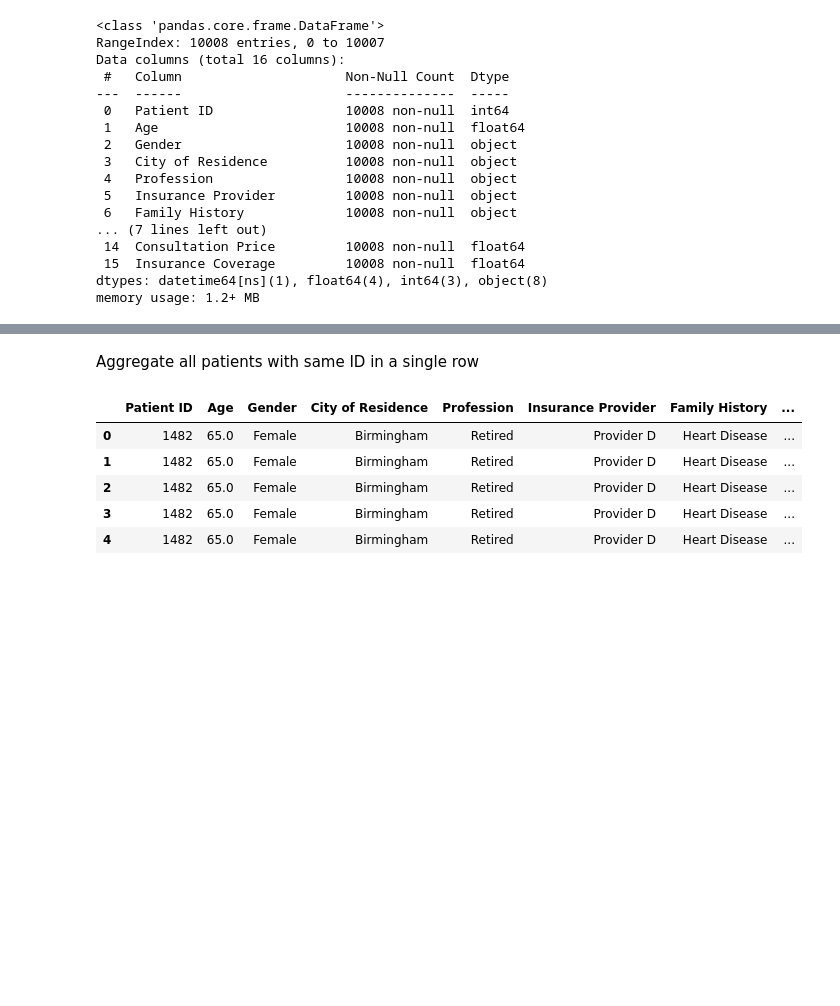
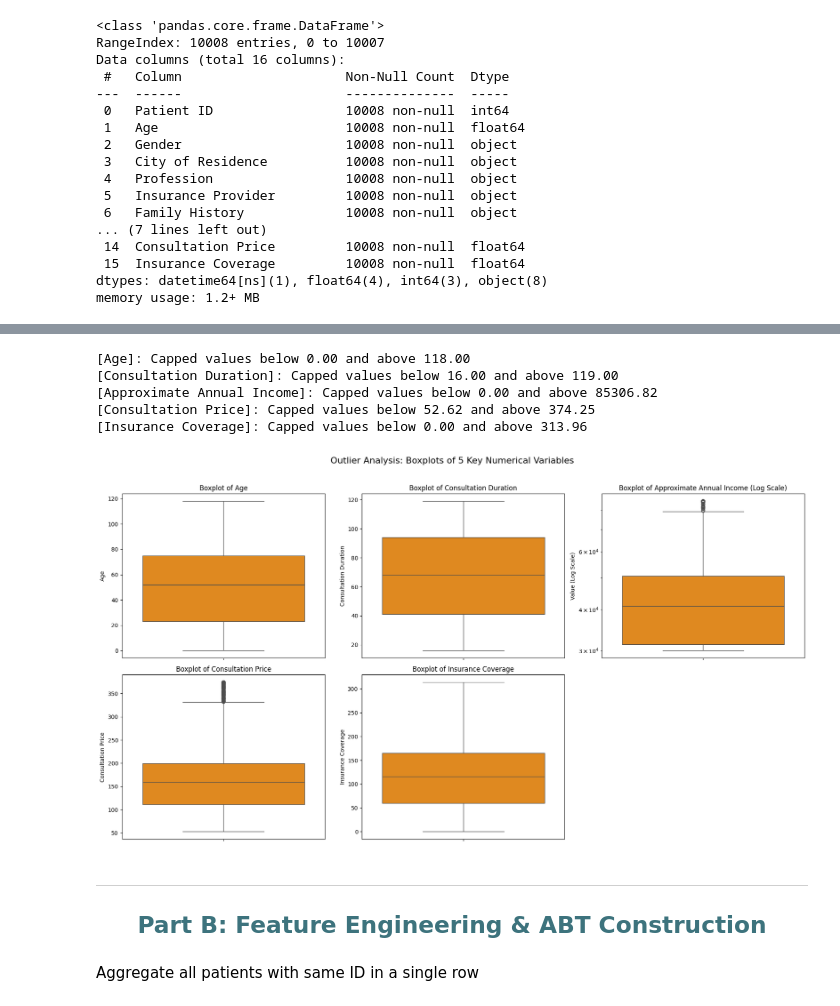
Before and after one commit to gugaffranco/datapreprocessing, a Jupyter notebook: G08 - Code.ipynb, the cells around one changed output, grey strips where cells are left out. Saved outputs shown, nothing was run; the diff lists cells and outputs as text; code cells hidden in the pictures; blank space fills up the shorter version.

```diff
--- a/G08 - Code.ipynb
+++ b/G08 - Code.ipynb
@@ -293,2 +220,54 @@ plt.show()
+# %%
+def get_percentile(series, percentile):
+    return series.quantile(percentile / 100)
+# %%
+def cap_outliers(series, lower_bound, upper_bound):
+    return np.clip(series, lower_bound, upper_bound)
+# %%
+for col in numerical_cols_outliers:
+    # Calculate 1st and 99th percentile thresholds
+    p1 = get_percentile(project_data[col].dropna(), 1)
+    p99 = get_percentile(project_data[col].dropna(), 99)
+
+    # Critical Check: Ensure the lower bound is not negative (e.g., Age)
+    lower_bound = max(0, p1)
+
+    # Apply the capping function
+    project_data[col] = cap_outliers(project_data[col], lower_bound, p99)
+
+    # Report the action
+    print(f"[{col}]: Capped values below {lower_bound:.2f} and above {p99:.2f}")
+# %% [output]
+[Age]: Capped values below 0.00 and above 118.00
+[Consultation Duration]: Capped values below 16.00 and above 119.00
+[Approximate Annual Income]: Capped values below 0.00 and above 85306.82
+[Consultation Price]: Capped values below 52.62 and above 374.25
+[Insurance Coverage]: Capped values below 0.00 and above 313.96
+# %%
+plt.figure(figsize=(18, 10))
+plt.suptitle('Outlier Analysis: Boxplots of 5 Key Numerical Variables', fontsize=16)
+
+for i in range(len(numerical_cols_outliers)):
+    col = numerical_cols_outliers[i]
+
+    # FIX: Use 2 rows, 3 columns (6 slots) to fit 5 plots neatly
+    plt.subplot(2, 3, i + 1)
+
+    sns.boxplot(y=project_data[col], color='darkorange')
+
+    # Criticality: Applying log scale for better visualization of highly skewed income
+    if col == 'Approximate Annual Income':
+        plt.yscale('log')
+        plt.ylabel('Value (Log Scale)')
+        plt.title(f'Boxplot of {col} (Log Scale)')
+    else:
+        plt.title(f'Boxplot of {col}')
+
+plt.tight_layout(rect=[0, 0, 1, 0.96])
+# %% [output]
+[figure, added]
+# %% [markdown]
+<hr style = "border: 3px solid #3D737D;">
+<h2  style = "color : #3D737D;text-align : center;"> Part B: Feature Engineering & ABT Construction</h2>
 # %% [markdown]
 Aggregate all patients with same ID in a single row
@@ -297,13 +273,0 @@ project_data_copy=project_data.copy()
-# %%
-Total_Visits = project_data_copy.groupby('Patient ID').size().reset_index(name='Total Visits')
-Total_Consultation_Price = project_data_copy.groupby('Patient ID')['Consultation Price'].sum().reset_index(name='Total Consultation Price')
-Average_Satisfaction_Level = project_data_copy.groupby('Patient ID')['Satisfaction Level'].mean().reset_index(name='Average Satisfaction Level')
-Avg_Consultation_Duration= project_data_copy.groupby('Patient ID')['Consultation Duration'].mean().reset_index(name='Avg Consultation Duration')
-project_data_copy.head()
-# %% [output]
-|  | Patient ID | Age | Gender | City of Residence | Profession | Insurance Provider | Family History | ... |
-| 0 | 1482 | 65.0 | Female | Birmingham | Retired | Provider D | Heart Disease | ... |
-| 1 | 1482 | 65.0 | Female | Birmingham | Retired | Provider D | Heart Disease | ... |
-| 2 | 1482 | 65.0 | Female | Birmingham | Retired | Provider D | Heart Disease | ... |
-| 3 | 1482 | 65.0 | Female | Birmingham | Retired | Provider D | Heart Disease | ... |
-| 4 | 1482 | 65.0 | Female | Birmingham | Retired | Provider D | Heart Disease | ... |
```
Also changed, not shown: parts of 30 cells of this notebook.
